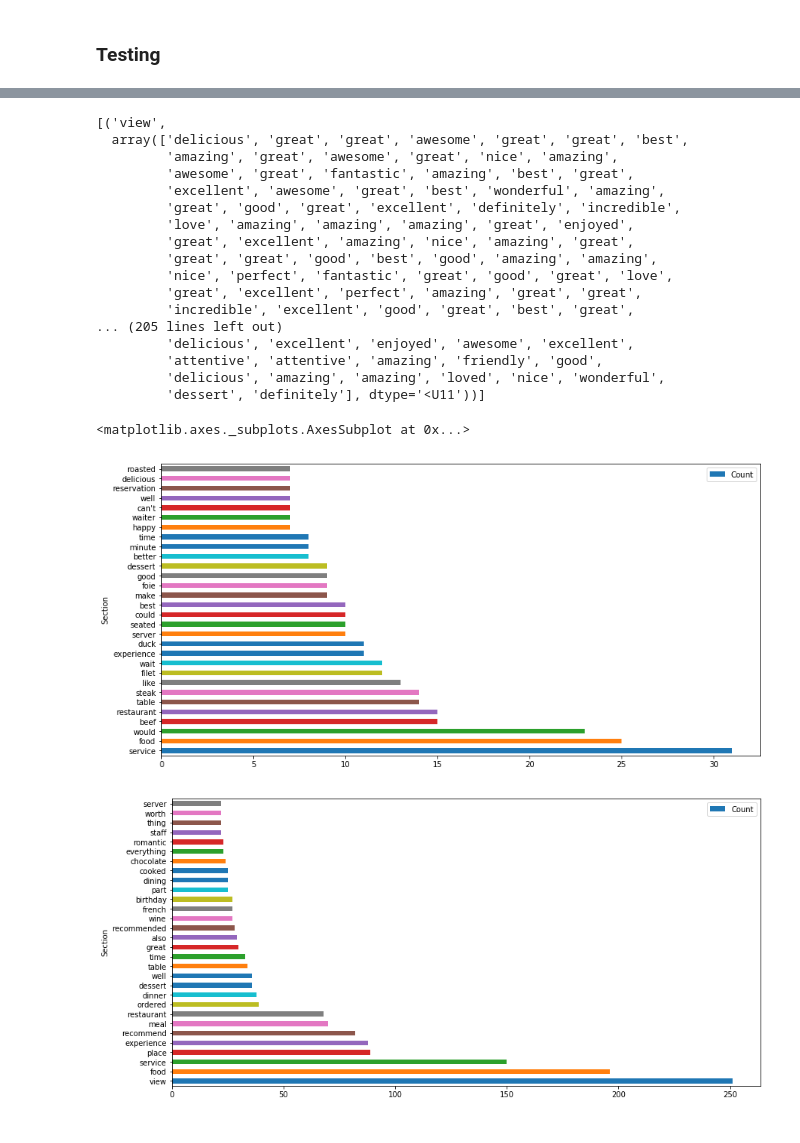
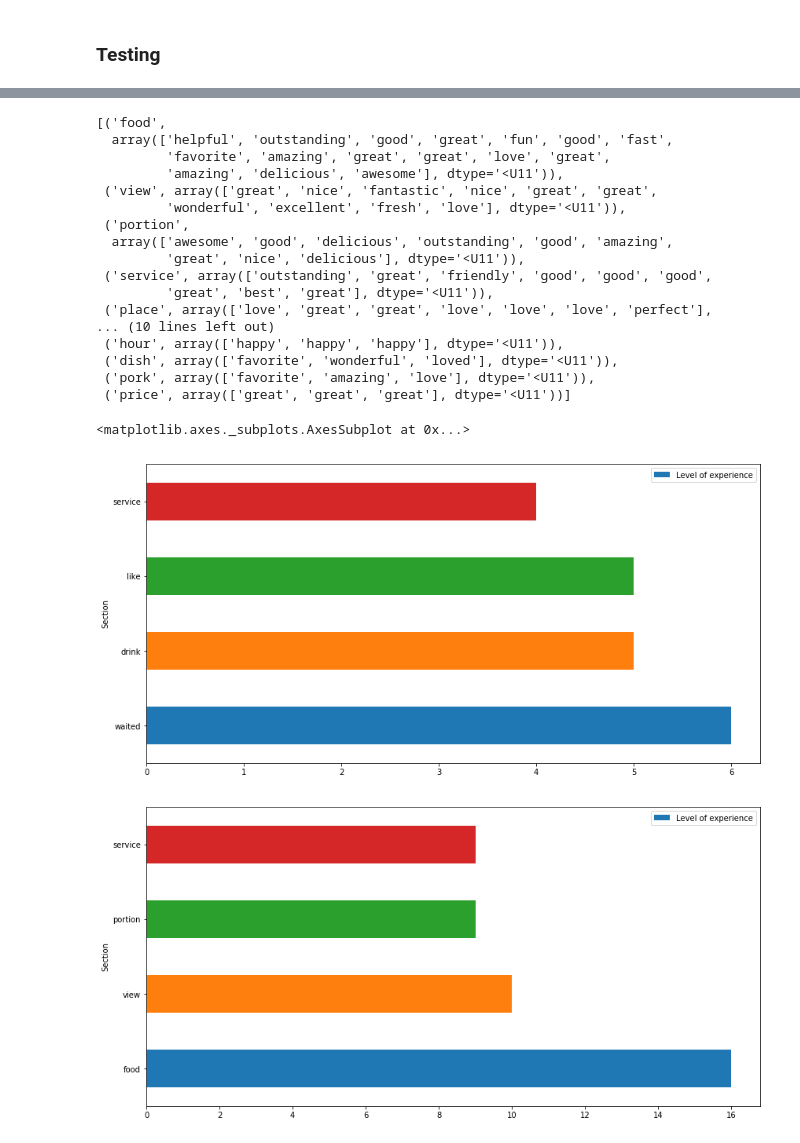
Before and after one commit to Chibuzor44/dsi-capstone, a Jupyter notebook: sage_yelp.ipynb, the cells around one changed output, grey strips where cells are left out. Cells and saved outputs as stored; diff of their text form; code cells hidden in the pictures.

Commit message:
moved service_section funtion to util

```diff
--- a/sage_yelp.ipynb
+++ b/sage_yelp.ipynb
@@ -349,3 +348,6 @@ Precision: 97.17%
 [('worst', -11.743542046136822), ('horrible', -9.437784103827967), ('terrible', -9.371181868324241), ('rude', -8.973605273735785), ('awful', -7.069874345558637), ('disappointing', -7.0507938305012585) ...
 # %% [markdown]
 ### Testing
+# %%
+unique_id = pd.unique(df_loaded["business_id"])
+len(unique_id)
@@ -467,0 +387,6 @@ def service(corpus, terms):
+# %%
+#Selecting restaurant by restaurant ID
+df_rest = df_loaded[["text", "stars_rev"]][df_loaded["business_id"]==unique_id[18]]
+df_rest = df_rest[df_rest.stars_rev.isin([1,5])]
+y_rest = df_rest["stars_rev"].values
+rest_corpus = util.clean_stem(df_rest["text"].values, tokenizer, lemma, sw)
@@ -468,6 +397,6 @@ def service(corpus, terms):
 # %%
-df_neg, lst_neg = service(IL_corpus, neg_terms)
-df_pos, lst_pos = service(IL_corpus, pos_terms)
+df_neg, lst_neg = util.service_section(rest_corpus, neg_terms)
+df_pos, lst_pos = util.service_section(rest_corpus, pos_terms)
 # %%
 lst_neg[:15]
 # %% [output]
@@ -491,27 +421,27 @@ lst_neg[:15]
 # %%
 lst_pos[:15]
 # %% [output]
-[('view',
-  array(['delicious', 'great', 'great', 'awesome', 'great', 'great', 'best',
-         'amazing', 'great', 'awesome', 'great', 'nice', 'amazing',
-         'awesome', 'great', 'fantastic', 'amazing', 'best', 'great',
-         'excellent', 'awesome', 'great', 'best', 'wonderful', 'amazing',
-         'great', 'good', 'great', 'excellent', 'definitely', 'incredible',
-         'love', 'amazing', 'amazing', 'amazing', 'great', 'enjoyed',
-         'great', 'excellent', 'amazing', 'nice', 'amazing', 'great',
-         'great', 'great', 'good', 'best', 'good', 'amazing', 'amazing',
-         'nice', 'perfect', 'fantastic', 'great', 'good', 'great', 'love',
-         'great', 'excellent', 'perfect', 'amazing', 'great', 'great',
-         'incredible', 'excellent', 'good', 'great', 'best', 'great',
-... (205 lines left out)
-         'delicious', 'excellent', 'enjoyed', 'awesome', 'excellent',
-         'attentive', 'attentive', 'amazing', 'friendly', 'good',
-         'delicious', 'amazing', 'amazing', 'loved', 'nice', 'wonderful',
-         'dessert', 'definitely'], dtype='<U11'))]
+[('food',
+  array(['helpful', 'outstanding', 'good', 'great', 'fun', 'good', 'fast',
+         'favorite', 'amazing', 'great', 'great', 'love', 'great',
+         'amazing', 'delicious', 'awesome'], dtype='<U11')),
+ ('view', array(['great', 'nice', 'fantastic', 'nice', 'great', 'great',
+         'wonderful', 'excellent', 'fresh', 'love'], dtype='<U11')),
+ ('portion',
+  array(['awesome', 'good', 'delicious', 'outstanding', 'good', 'amazing',
+         'great', 'nice', 'delicious'], dtype='<U11')),
+ ('service', array(['outstanding', 'great', 'friendly', 'good', 'good', 'good',
+         'great', 'best', 'great'], dtype='<U11')),
+ ('place', array(['love', 'great', 'great', 'love', 'love', 'love', 'perfect'],
+... (10 lines left out)
+ ('hour', array(['happy', 'happy', 'happy'], dtype='<U11')),
+ ('dish', array(['favorite', 'wonderful', 'loved'], dtype='<U11')),
+ ('pork', array(['favorite', 'amazing', 'love'], dtype='<U11')),
+ ('price', array(['great', 'great', 'great'], dtype='<U11'))]
 # %%
-df_neg.plot("Section", "Count", kind="barh", figsize=(14,7), legend=True)
-df_pos.plot("Section", "Count", kind="barh", figsize=(14,7))
+df_neg.plot("Section", "Level of experience", kind="barh", figsize=(14,7), legend=True)
+df_pos.plot("Section", "Level of experience", kind="barh", figsize=(14,7))
 # %% [output]
 <matplotlib.axes._subplots.AxesSubplot at 0x...>
-[figure, old version]
+[figure, new version]
-[figure, old version]
+[figure, new version]
```
Also changed, not shown: parts of 15 cells of this notebook.
